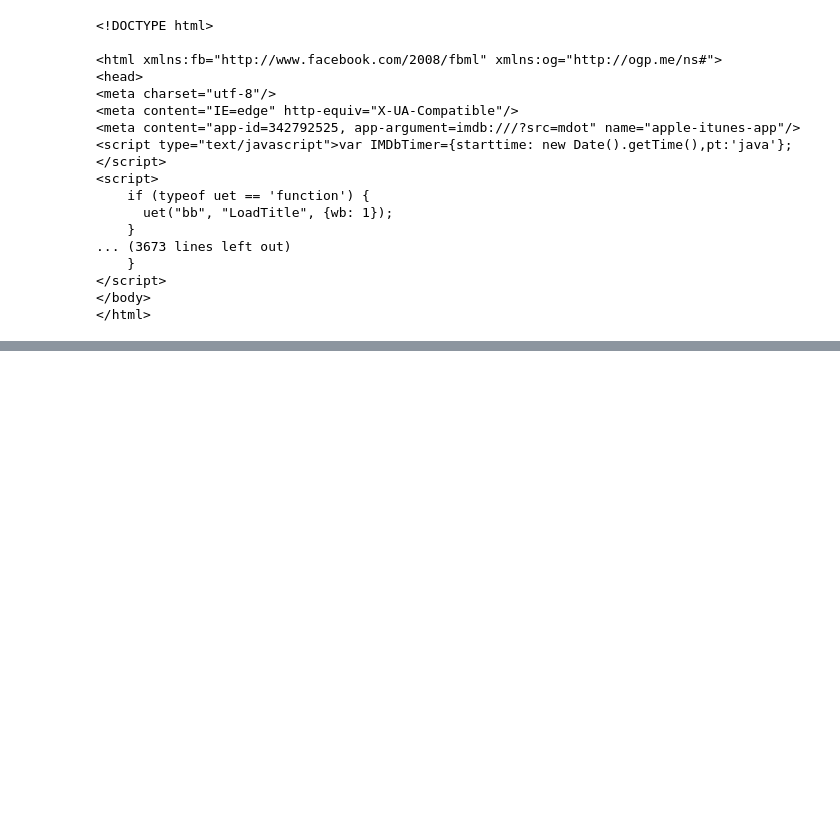
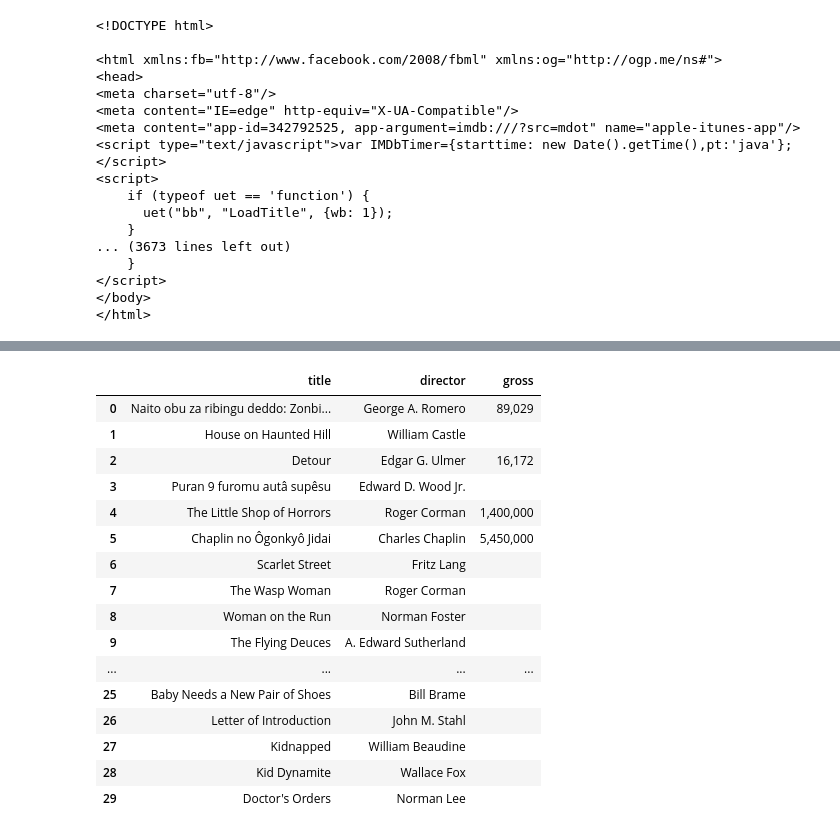
Before and after one commit to dragonfly0524/python_study, a Jupyter notebook: marketing_python/task4_scraping-advanced.ipynb, the cells around one changed output, grey strips where cells are left out. Saved outputs shown, nothing was run; the diff lists cells and outputs as text; code cells hidden in the pictures; blank space fills up the shorter version.

```diff
--- a/marketing_python/task4_scraping-advanced.ipynb
+++ b/marketing_python/task4_scraping-advanced.ipynb
@@ -62,4 +67,4 @@ director
 # %%
-gross = movie[1].find_all('p',{'class':'text-muted text-small'})[2].find_all('span',{'name':'nv'})[1]['data-value']
-gross
+vote = movie.find_all('p',{'class':'text-muted text-small'})[2].find_all('span',{'name':'nv'})[0]['data-value']
+vote
 # %% [output]
@@ -66,0 +72,12 @@ gross
+# %%
+movies = soup.find_all('div',{'class':'lister-item mode-detail'})
+# %%
+#Scrapingの関数を定義　gross空白の場合をexcept
+def movie_scraping(movie):
+    title = movie.find('h3',{'class':'lister-item-header'}).find('a').text
+    director = movie.find_all('p',{'class':'text-muted text-small'})[1].find_all('a')[0].text
+    try:
+        gross = movie.find_all('p',{'class':'text-muted text-small'})[2].find_all('span',{'name':'nv'})[1]['data-value']
+    except:
+        gross=''
+    return {'title':title,'director':director,'gross':gross}
@@ -66,0 +90,7 @@ gross
+# %%
+#For文で繰り返し
+records =[]
+for movie in movies:
+    temporary_data = movie_scraping(movie)
+    records.append(temporary_data)
+records
@@ -66,0 +115,24 @@ gross
+# %%
+#PandasライブラリからDataFrameインポート
+import pandas as pd
+
+df = pd.DataFrame(records)
+df
+# %% [output]
+|  | title | director | gross |
+| 0 | Naito obu za ribingu deddo: Zonbi... | George A. Romero | 89,029 |
+| 1 | House on Haunted Hill | William Castle |  |
+| 2 | Detour | Edgar G. Ulmer | 16,172 |
+| 3 | Puran 9 furomu autâ supêsu | Edward D. Wood Jr. |  |
+| 4 | The Little Shop of Horrors | Roger Corman | 1,400,000 |
+| 5 | Chaplin no Ôgonkyô Jidai | Charles Chaplin | 5,450,000 |
+| 6 | Scarlet Street | Fritz Lang |  |
+| 7 | The Wasp Woman | Roger Corman |  |
+| 8 | Woman on the Run | Norman Foster |  |
+| 9 | The Flying Deuces | A. Edward Sutherland |  |
+| ... | ... | ... | ... |
+| 25 | Baby Needs a New Pair of Shoes | Bill Brame |  |
+| 26 | Letter of Introduction | John M. Stahl |  |
+| 27 | Kidnapped | William Beaudine |  |
+| 28 | Kid Dynamite | Wallace Fox |  |
+| 29 | Doctor's Orders | Norman Lee |  |
```
Also changed, not shown: parts of 9 cells of this notebook.
